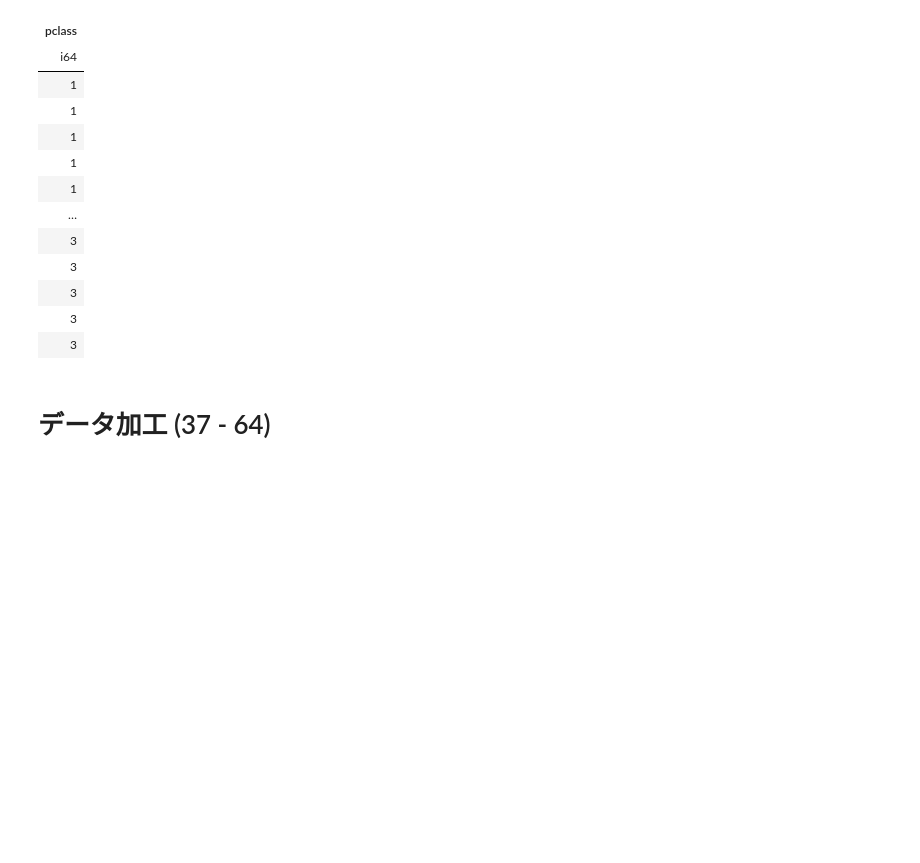
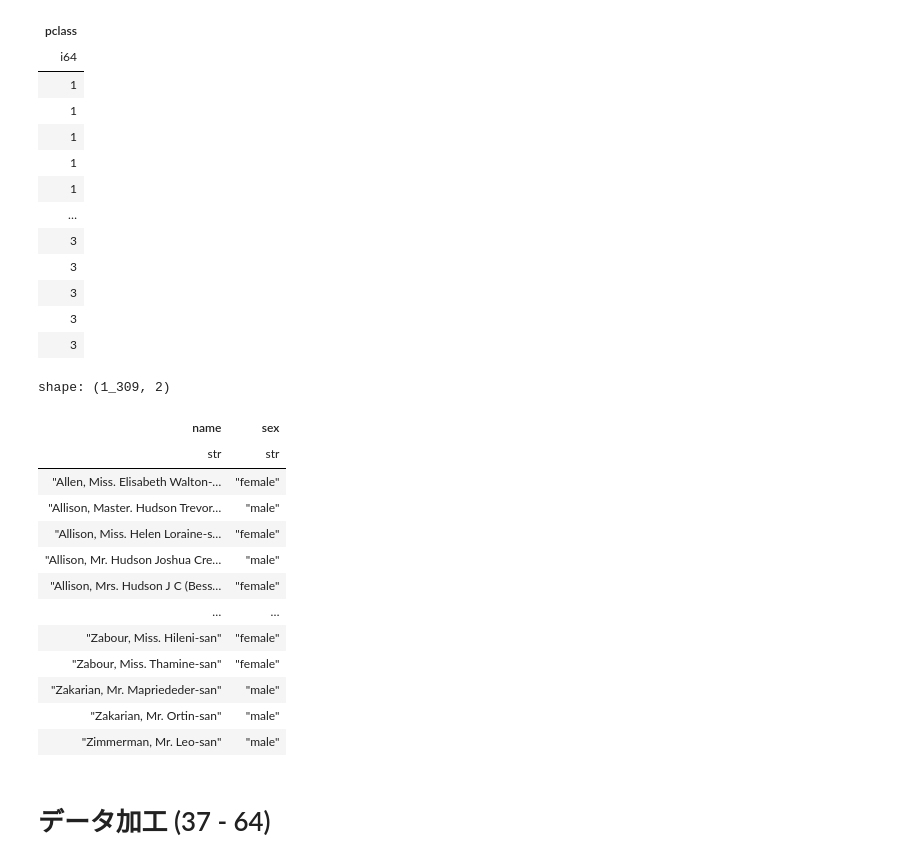
Before and after one commit to HiroshiATakano/Polars_100_knocks, a Jupyter notebook: 03_Polars_100_Knocks_for_colab.ipynb, the cells around one changed output. Drawn from its saved outputs; the diff is of its cells as text; code cells hidden in the pictures; blank space fills up the shorter version.

```diff
--- a/03_Polars_100_Knocks_for_colab.ipynb
+++ b/03_Polars_100_Knocks_for_colab.ipynb
@@ -409,8 +409,25 @@ shape: (1_309,)
 # %%
 # 【18】
 # selectを用いてdfのnameとsexの列のみ表示
 #print(ans[18]) #解答表示
 df = initialize1() #初期化
+
+df.select([pl.col('name')+'-san','sex'])
+# %% [output]
+shape: (1_309, 2)
+| name | sex |
+| str | str |
+| "Allen, Miss. Elisabeth Walton-… | "female" |
+| "Allison, Master. Hudson Trevor… | "male" |
+| "Allison, Miss. Helen Loraine-s… | "female" |
+| "Allison, Mr. Hudson Joshua Cre… | "male" |
+| "Allison, Mrs. Hudson J C (Bess… | "female" |
+| … | … |
+| "Zabour, Miss. Hileni-san" | "female" |
+| "Zabour, Miss. Thamine-san" | "female" |
+| "Zakarian, Mr. Mapriededer-san" | "male" |
+| "Zakarian, Mr. Ortin-san" | "male" |
+| "Zimmerman, Mr. Leo-san" | "male" |
 # %%
 # 【19】
 # get_columnを用いてdfのnameとsexの列のみ表示
```
Also changed, not shown: parts of 1 cell of this notebook.
